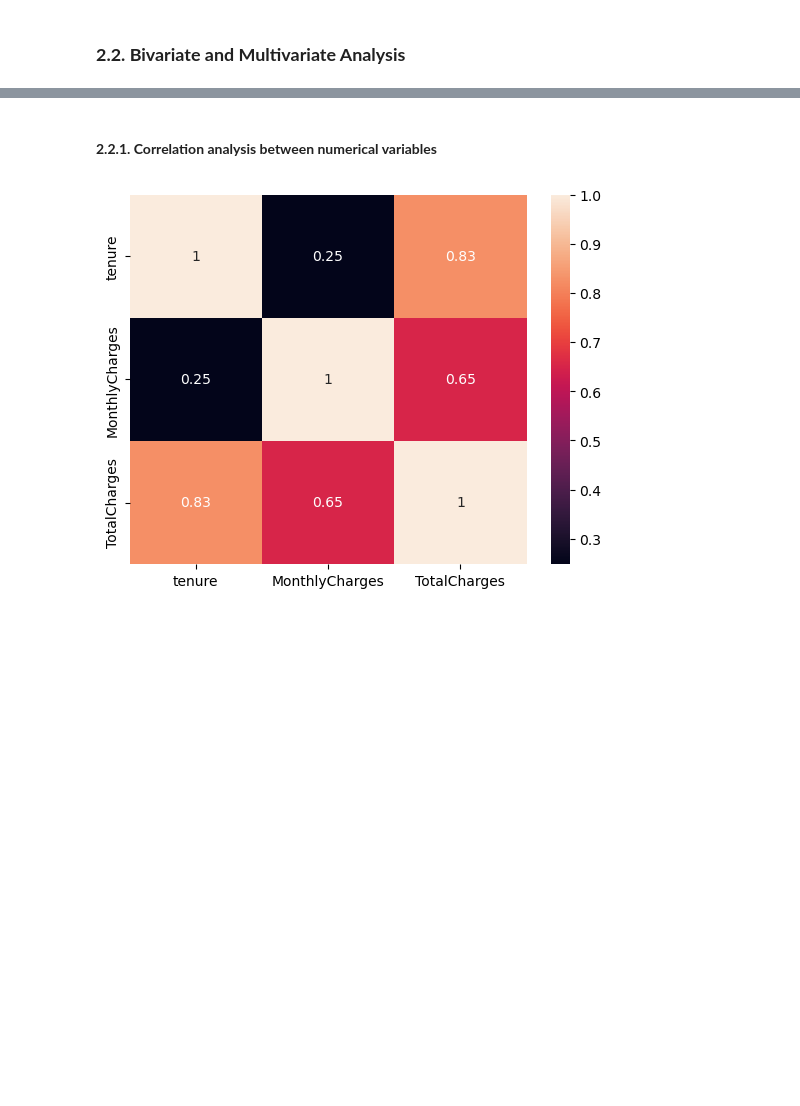
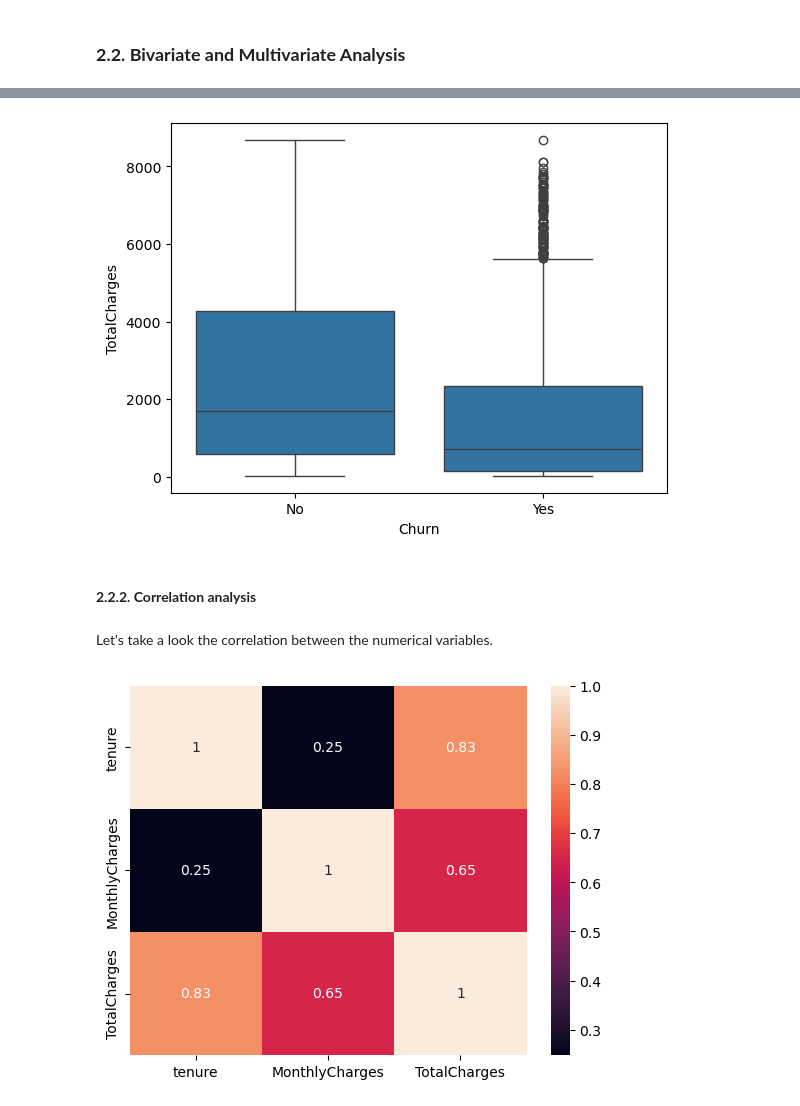
Before and after one commit to ghoumbadji/Analyzing-Customer-Churn-for-a-Telecom-Company, a Jupyter notebook: notebook/Analyzing Customer Churn for a Telecom Company.ipynb, the cells around one changed output, grey strips where cells are left out. Saved outputs shown, nothing was run; the diff lists cells and outputs as text; code cells hidden in the pictures; blank space fills up the shorter version.

```diff
--- a/notebook/Analyzing Customer Churn for a Telecom Company.ipynb
+++ b/notebook/Analyzing Customer Churn for a Telecom Company.ipynb
@@ -260,0 +370,7 @@ We can observe the following :
+# %%
+# Churn with TotalCharges
+
+sns.boxplot(data=churn_df, x="Churn", y="TotalCharges")
+plt.show()
+# %% [output]
+[figure, added]
@@ -261,5 +379,7 @@ We can observe the following :
 # %% [markdown]
-#### **2.2.1. Correlation analysis between numerical variables**
+#### **2.2.2. Correlation analysis**
+# %% [markdown]
+Let's take a look the correlation between the numerical variables.
 # %%
 sns.heatmap(churn_df[numerical_cols].corr(), annot=True)
 plt.show()
```
Also changed, not shown: parts of 75 cells of this notebook.
